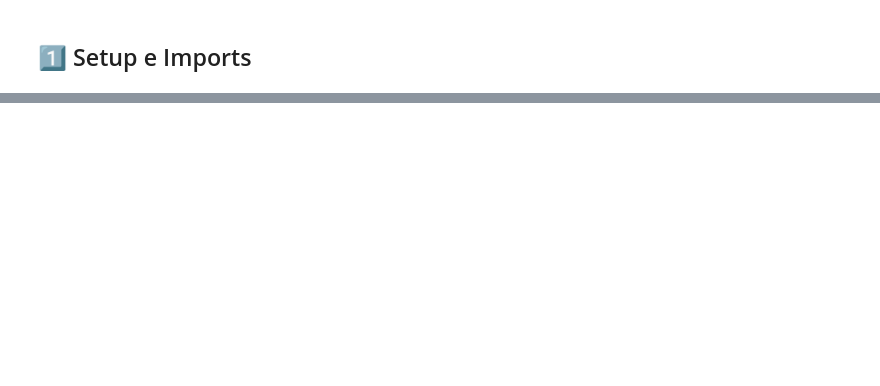
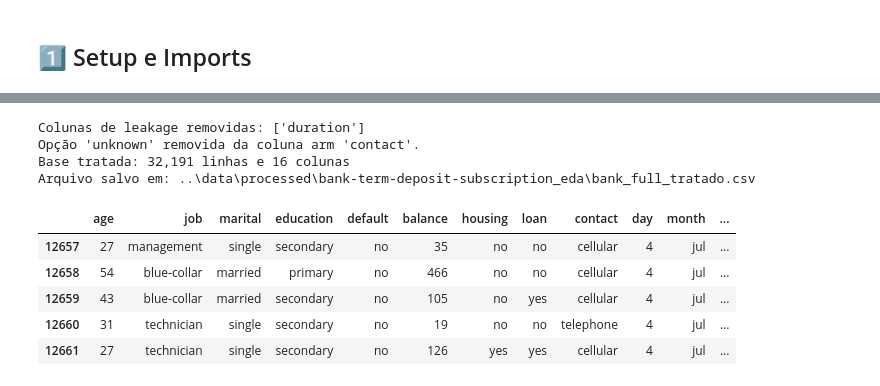
Before and after one commit to ceciliaass/datathon-8mlet-grupo-04, a Jupyter notebook: notebooks/01_EDA.ipynb, the cells around one changed output, grey strips where cells are left out. Drawn from its saved outputs; the diff is of its cells as text; code cells hidden in the pictures; blank space fills up the shorter version.

```diff
--- a/notebooks/01_EDA.ipynb
+++ b/notebooks/01_EDA.ipynb
@@ -639,0 +81,34 @@ print("="*70)
+# %%
+LEAKAGE_COLUMNS = ['duration']
+leakage_found = [column for column in LEAKAGE_COLUMNS if column in df.columns]
+if not leakage_found:
+    raise KeyError(f'Nenhuma coluna de leakage encontrada: {LEAKAGE_COLUMNS}')
+
+df_treated = df.drop(columns=leakage_found).copy()
+if 'contact' in df_treated.columns:
+    df_treated = df_treated[df_treated['contact'].isin(['cellular', 'telephone'])].copy()
+
+if 'duration' in df_treated.columns:
+    raise ValueError('Leakage detectado após o tratamento: duration ainda está presente.')
+PROCESSED_DIR = Path('../data/processed/bank-term-deposit-subscription_eda')
+PROCESSED_DIR.mkdir(parents=True, exist_ok=True)
+TREATED_DATA_PATH = PROCESSED_DIR / 'bank_full_tratado.csv'
+df_treated.to_csv(TREATED_DATA_PATH, index=False)
+
+df = df_treated
+print(f'Colunas de leakage removidas: {leakage_found}')
+print("Opção 'unknown' removida da coluna arm 'contact'.")
+print(f'Base tratada: {df.shape[0]:,} linhas e {df.shape[1]} colunas')
+print(f'Arquivo salvo em: {TREATED_DATA_PATH}')
+df.head()
+# %% [output]
+Colunas de leakage removidas: ['duration']
+Opção 'unknown' removida da coluna arm 'contact'.
+Base tratada: 32,191 linhas e 16 colunas
+Arquivo salvo em: ..\data\processed\bank-term-deposit-subscription_eda\bank_full_tratado.csv
+|  | age | job | marital | education | default | balance | housing | loan | contact | day | month | ... |
+| 12657 | 27 | management | single | secondary | no | 35 | no | no | cellular | 4 | jul | ... |
+| 12658 | 54 | blue-collar | married | primary | no | 466 | no | no | cellular | 4 | jul | ... |
+| 12659 | 43 | blue-collar | married | secondary | no | 105 | no | yes | cellular | 4 | jul | ... |
+| 12660 | 31 | technician | single | secondary | no | 19 | no | no | telephone | 4 | jul | ... |
+| 12661 | 27 | technician | single | secondary | no | 126 | yes | yes | cellular | 4 | jul | ... |
```
Also changed, not shown: parts of 31 cells of this notebook, 13 other files.
